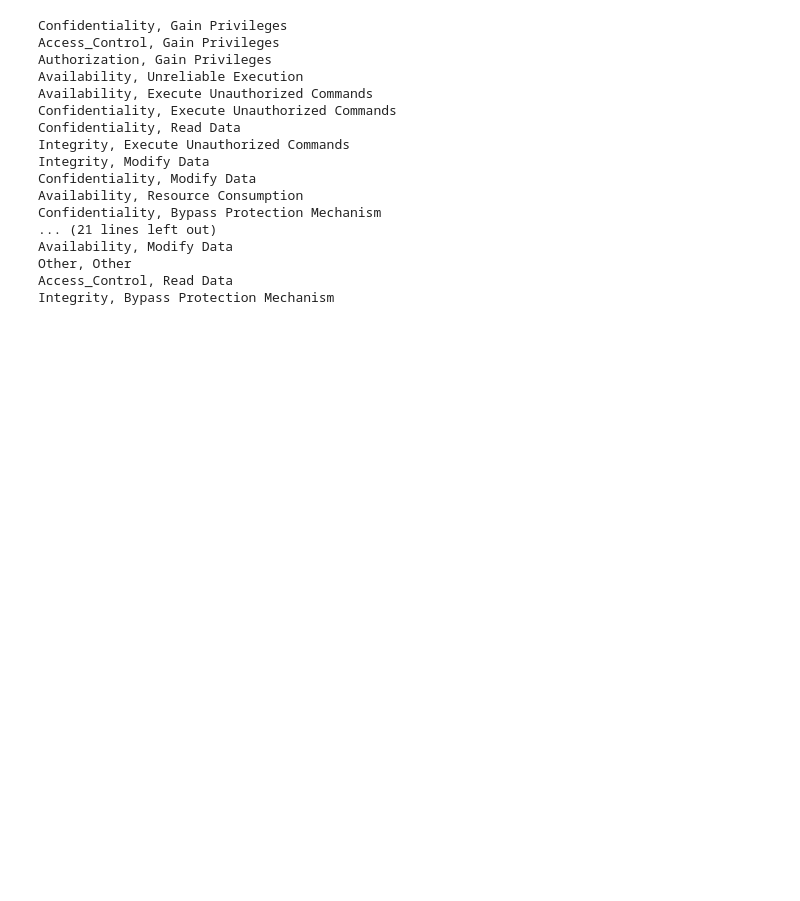
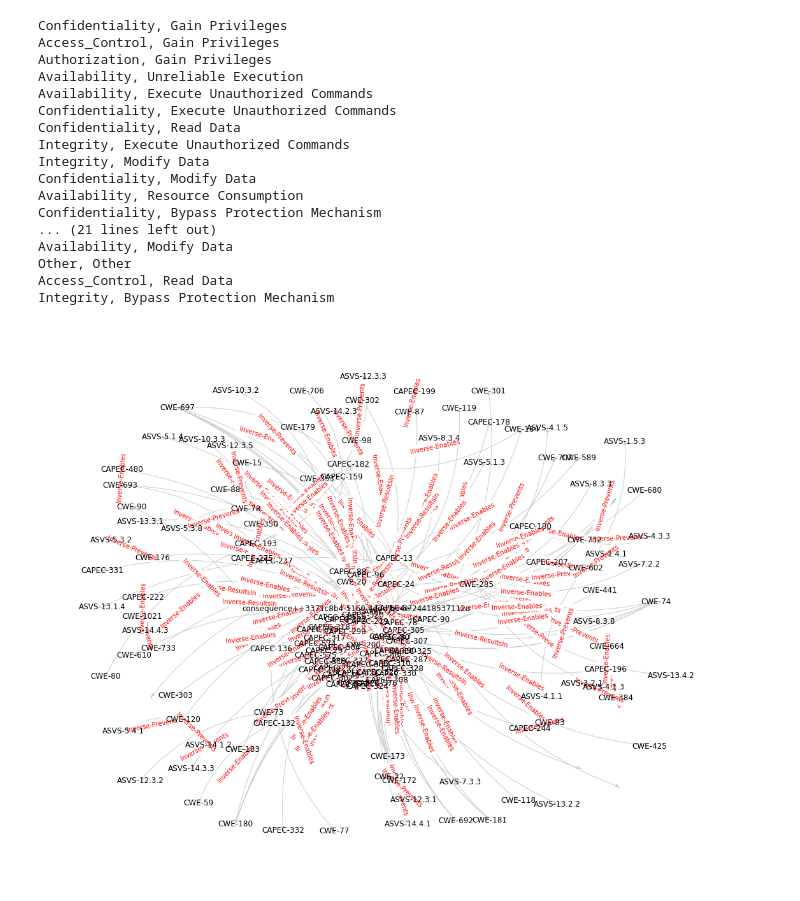
Before and after one commit to joocer/mitre-tools, a Jupyter notebook: Threat Model Demo.ipynb, the cells around one changed output. Saved outputs shown, nothing was run; the diff lists cells and outputs as text; code cells hidden in the pictures; blank space fills up the shorter version.

```diff
--- a/Threat Model Demo.ipynb
+++ b/Threat Model Demo.ipynb
@@ -67,29 +67,31 @@ Integrity, Bypass Protection Mechanism
 # %%
 # For this example, we're interested in preventing Authorization issues by Bypassing Protection Mechanisms
 # To filter the tree, we set the starting node (label = 'Bypass Protection Mechanism' & group = 'Authorization'),
 #    we limit the relationships we will follow, and we set any additional filters... in this case we only want
 #    to pass through 'capec' nodes where the likelihood_of_attack is 'High'
 
-requirements = mt.filter_graph(graph,
-                 {
-                     'label': ['Bypass Protection Mechanism'],
-                     'group': ['Authorization']
-                 },
-                 { 'relationship': ['Inverse-ResultsIn',
+# remove the edges we do not want to walk
+working_graph = mt.select_edges_by_relationship(graph, ['Inverse-ResultsIn',
                                     #'ResultsIn',
                                     'Inverse-Enables',
                                     #'Enables',
                                     #'Inverse-Requires',
                                     #'Requires',
                                     'Inverse-Prevents',
                                     #'Prevents',
-                                    'Inverse-Mitigates',
+                                    #'Inverse-Mitigates',
                                     #'Mitigates',
-                                    'ChildOf',
-                                    'ParentOf',
-                                     ''
-                                   ] },
-                [
-                    { 'capec' : { 'likelihood_of_attack': 'High' } },
-                    { 'asvs' :  { 'level_1': True } }
-                ])
+                                    #'ChildOf',
+                                    #'ParentOf',
+                                    # ''
+                                   ], remove=False)
+
+# find our starting node(s)
+consequence_id = mt.search_nodes(graph, { 'consequence': 'Bypass Protection Mechanism', 'group': 'Authorization' })
+
+# walk the graph from the starting node(s), missing any edges we've removed
+working_graph = mt.walk_from(working_graph, consequence_id.nodes(data=True))
+
+mt.show_graph(working_graph)
+# %% [output]
+[figure, added]
```
Also changed, not shown: parts of 11 cells of this notebook, 3 other files.
